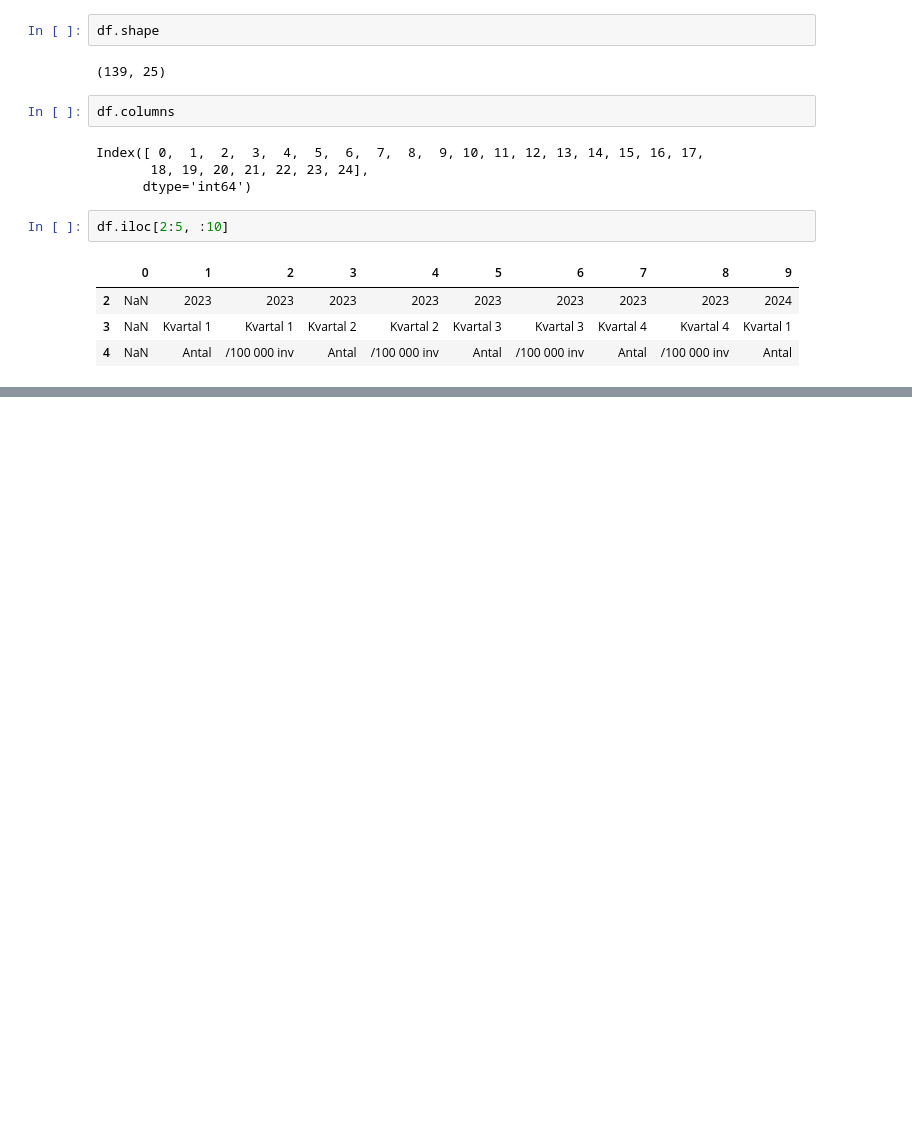
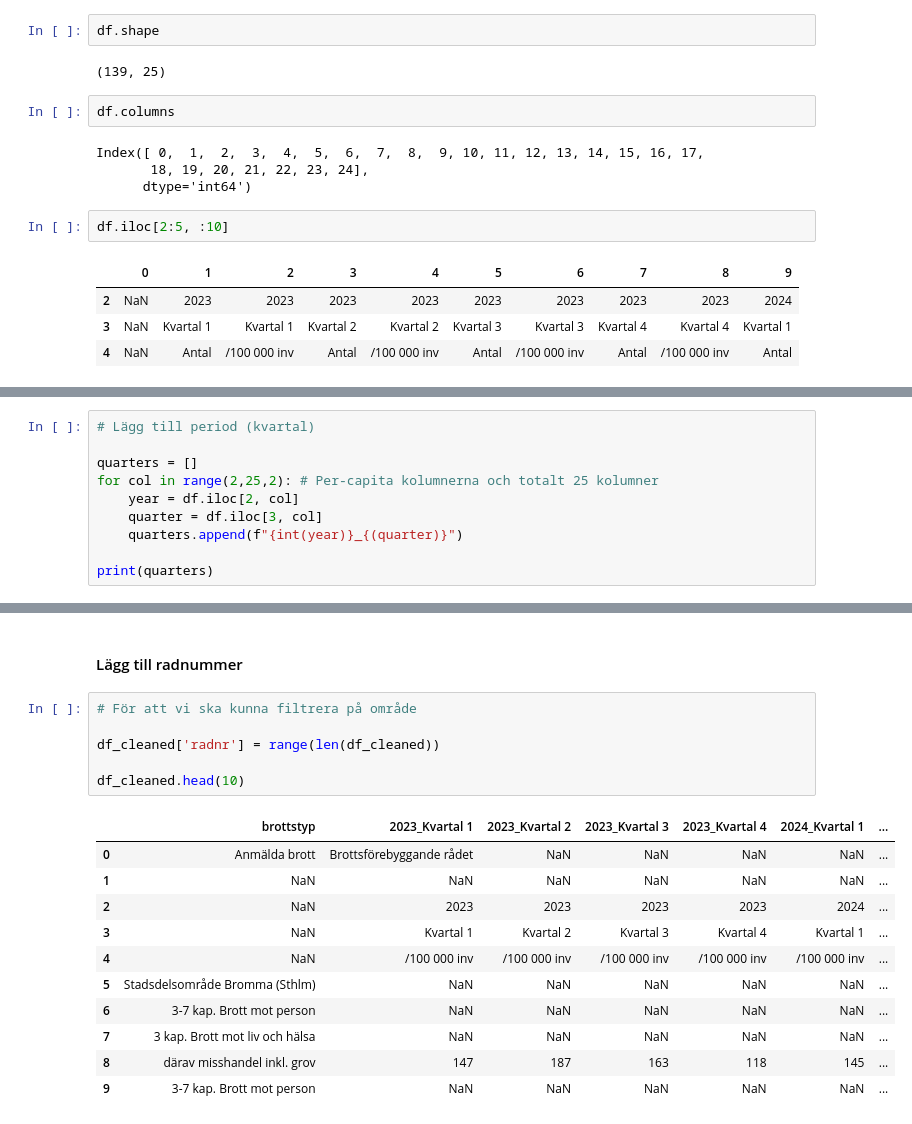
Before and after one commit to cactus-commits/UrbanPulse, a Jupyter notebook: EDA/eda_kaktus.ipynb, the cells around one changed output, grey strips where cells are left out. Saved outputs shown, nothing was run; the diff lists cells and outputs as text; blank space fills up the shorter version.

```diff
--- a/EDA/eda_kaktus.ipynb
+++ b/EDA/eda_kaktus.ipynb
@@ -50,0 +81,10 @@ df.iloc[2:5, :10]
+# %%
+# Lägg till period (kvartal)
+
+quarters = []
+for col in range(2,25,2): # Per-capita kolumnerna och totalt 25 kolumner
+    year = df.iloc[2, col]
+    quarter = df.iloc[3, col]
+    quarters.append(f"{int(year)}_{(quarter)}")
+
+print(quarters)
@@ -50,0 +123,20 @@ df.iloc[2:5, :10]
+# %% [markdown]
+#### Lägg till radnummer
+# %%
+# För att vi ska kunna filtrera på område
+
+df_cleaned['radnr'] = range(len(df_cleaned))
+
+df_cleaned.head(10)
+# %% [output]
+|  | brottstyp | 2023_Kvartal 1 | 2023_Kvartal 2 | 2023_Kvartal 3 | 2023_Kvartal 4 | 2024_Kvartal 1 | ... |
+| 0 | Anmälda brott | Brottsförebyggande rådet | NaN | NaN | NaN | NaN | ... |
+| 1 | NaN | NaN | NaN | NaN | NaN | NaN | ... |
+| 2 | NaN | 2023 | 2023 | 2023 | 2023 | 2024 | ... |
+| 3 | NaN | Kvartal 1 | Kvartal 2 | Kvartal 3 | Kvartal 4 | Kvartal 1 | ... |
+| 4 | NaN | /100 000 inv | /100 000 inv | /100 000 inv | /100 000 inv | /100 000 inv | ... |
+| 5 | Stadsdelsområde Bromma (Sthlm) | NaN | NaN | NaN | NaN | NaN | ... |
+| 6 | 3-7 kap. Brott mot person | NaN | NaN | NaN | NaN | NaN | ... |
+| 7 | 3 kap. Brott mot liv och hälsa | NaN | NaN | NaN | NaN | NaN | ... |
+| 8 | därav misshandel inkl. grov | 147 | 187 | 163 | 118 | 145 | ... |
+| 9 | 3-7 kap. Brott mot person | NaN | NaN | NaN | NaN | NaN | ... |
```
Also changed, not shown: parts of 18 cells of this notebook.
